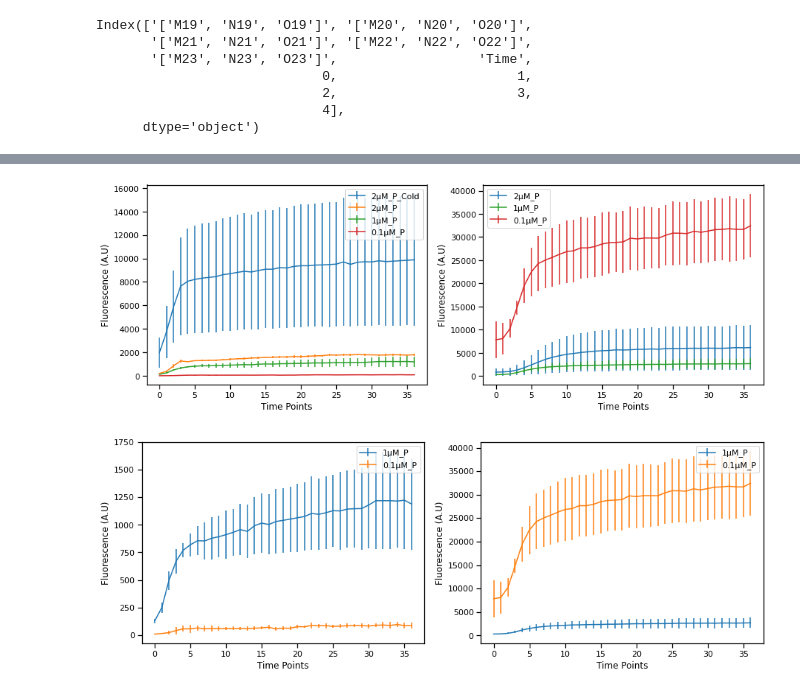
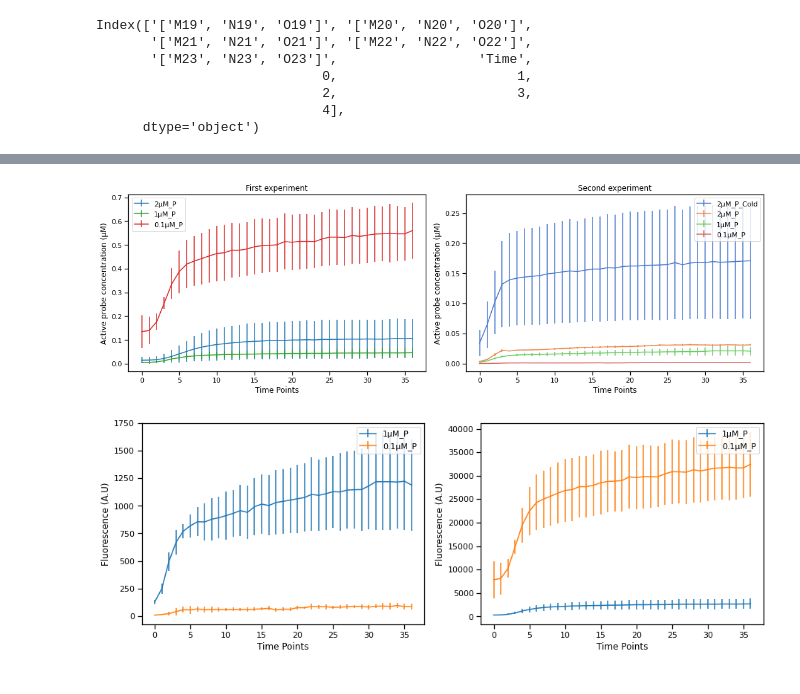
Before and after one commit to NessLfy/iGEM, a Jupyter notebook: SHERLOCK_probe_dilution.ipynb, the cells around one changed output, grey strips where cells are left out. Drawn from its saved outputs; the diff is of its cells as text; code cells hidden in the pictures.

```diff
--- a/SHERLOCK_probe_dilution.ipynb
+++ b/SHERLOCK_probe_dilution.ipynb
@@ -19,4 +19,4 @@ def endpoint(df):
 # %%
 test = px.main('results/SHERLOCK/1st_try_probe_dilution/sherlock_probe_concentr_2.xlsx'
-               ,70,"NO",3,5,'col',['F7','G7','H7'],"NO")
+               ,70,"YES",3,5,'col',['F7','G7','H7'],"NO")
 # %% [output]
@@ -105,3 +105,5 @@ test_2 = px.main('results/SHERLOCK/1st_try_probe_dilution/first_sherlock_probe_c
+# %%
+test_2=test_2/57884
 # %%
 test_2.columns
 # %% [output]
@@ -133,25 +135,30 @@ test_2.head()
 # %%
 fig,ax = plt.subplots(1,2)
 fig.set_size_inches(15,5)
 
 sns.set_context("notebook")
 test[['2µM_P_Cold','2µM_P','1µM_P','0.1µM_P']].plot(yerr=[test['2µM_P_Cold_std'],
                                                           test['2µM_P_std'],
                                                           test['1µM_P_std'],
-                                                          test['0.1µM_P_std']],ax=ax[0])
-test_2[['2µM_P','1µM_P','0.1µM_P']].plot(yerr=[test_2['2µM_P_std'],test_2['1µM_P_std'],test_2['0.1µM_P_std']],ax=ax[1],color=['tab:blue','tab:green','tab:red'])
+                                                          test['0.1µM_P_std']],ax=ax[1])
+test_2[['2µM_P','1µM_P','0.1µM_P']].plot(yerr=[test_2['2µM_P_std'],test_2['1µM_P_std'],test_2['0.1µM_P_std']],ax=ax[0],color=['tab:blue','tab:green','tab:red'])
+ax[0].set_title('First experiment')
+ax[1].set_title('Second experiment')
 
 for ax in ax:
 
     ax.legend()
-    ax.set_ylabel("Fluorescence (A.U)")
+    ax.set_ylabel("Active probe concentration (µM)")
     ax.set_xlabel("Time Points")
 
-#plt.tight_layout()
-#plt.savefig("images/SHERLOCK/probe_dilution_pt2.png",dpi=300)
+
+
+
+plt.tight_layout()
+plt.savefig("images/SHERLOCK/probe_dilution.png",dpi=300)
 plt.show()
 # %% [output]
-[figure, old version]
+[figure, new version]
 # %%
 fig,ax = plt.subplots(1,2)
 fig.set_size_inches(15,5)
```
Also changed, not shown: parts of 12 cells of this notebook, 5 other files.
